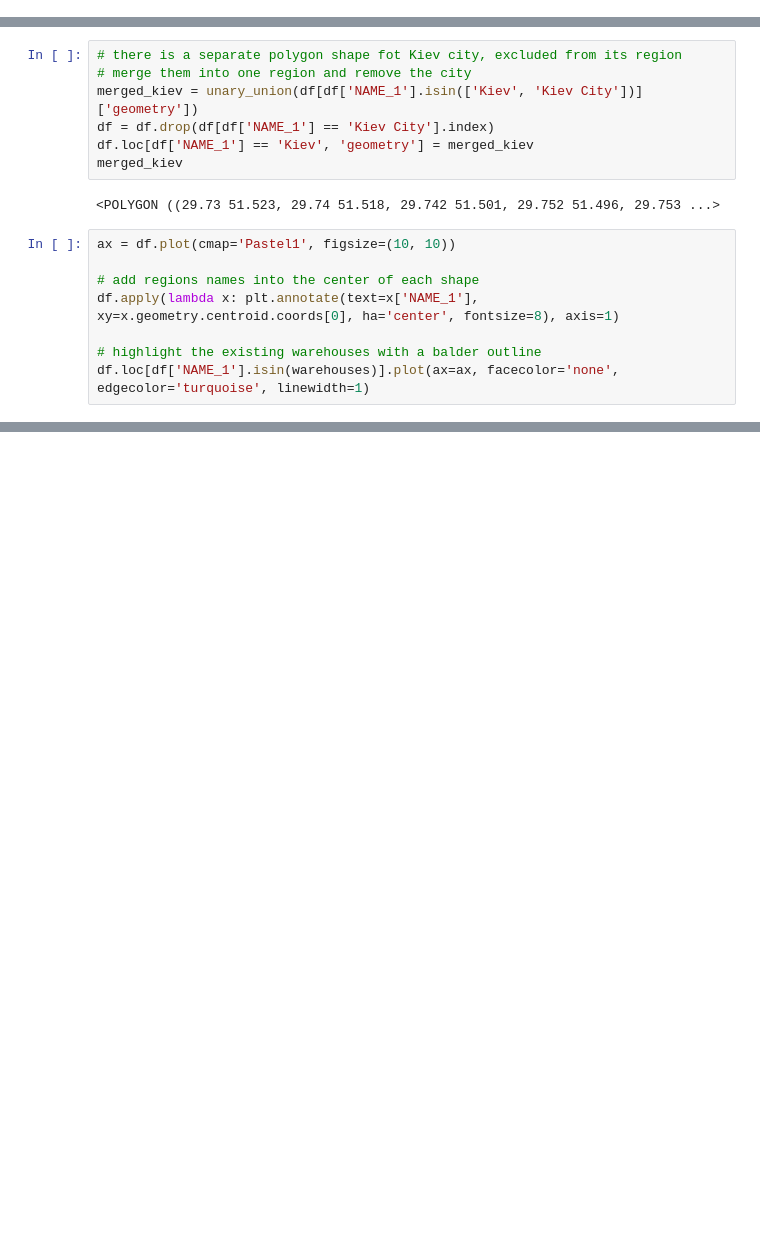
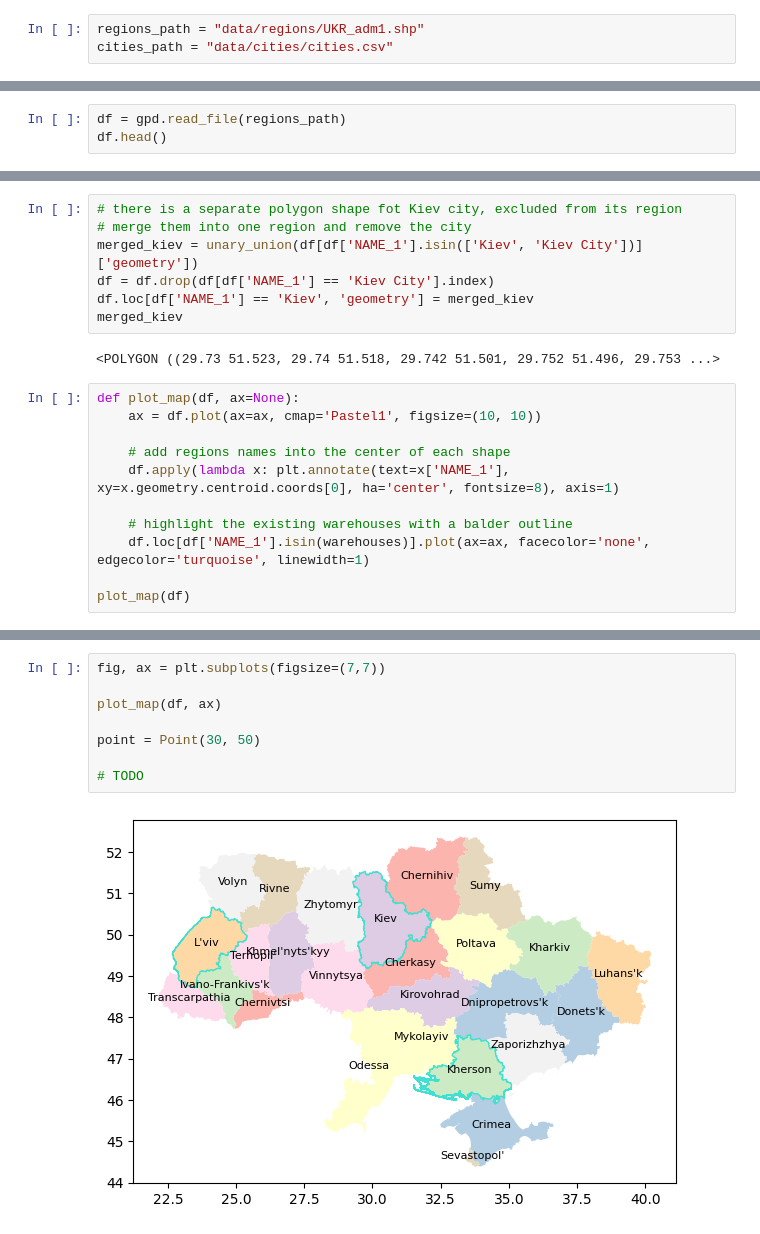
Before and after one commit to alorthius/tarilka, a Jupyter notebook: proj.ipynb, the cells around one changed output, grey strips where cells are left out. Drawn from its saved outputs; the diff is of its cells as text; blank space fills up the shorter version.

```diff
--- a/proj.ipynb
+++ b/proj.ipynb
@@ -18,3 +7,9 @@ df.head()
+# %%
+regions_path = "data/regions/UKR_adm1.shp"
+cities_path = "data/cities/cities.csv"
 # %%
 # list of already existing warehouses
 warehouses = ["L'viv", "Kiev", 'Kherson']
+# %%
+df = gpd.read_file(regions_path)
+df.head()
@@ -28,11 +30,14 @@ merged_kiev
 # %% [output]
 <POLYGON ((29.73 51.523, 29.74 51.518, 29.742 51.501, 29.752 51.496, 29.753 ...>
 # %%
-ax = df.plot(cmap='Pastel1', figsize=(10, 10))
+def plot_map(df, ax=None):
+    ax = df.plot(ax=ax, cmap='Pastel1', figsize=(10, 10))
 
-# add regions names into the center of each shape
-df.apply(lambda x: plt.annotate(text=x['NAME_1'], xy=x.geometry.centroid.coords[0], ha='center', fontsize=8), axis=1)
+    # add regions names into the center of each shape
+    df.apply(lambda x: plt.annotate(text=x['NAME_1'], xy=x.geometry.centroid.coords[0], ha='center', fontsize=8), axis=1)
 
-# highlight the existing warehouses with a balder outline
-df.loc[df['NAME_1'].isin(warehouses)].plot(ax=ax, facecolor='none', edgecolor='turquoise', linewidth=1)
+    # highlight the existing warehouses with a balder outline
+    df.loc[df['NAME_1'].isin(warehouses)].plot(ax=ax, facecolor='none', edgecolor='turquoise', linewidth=1)
+
+plot_map(df)
 # %% [output]
@@ -40 +44,11 @@ df.loc[df['NAME_1'].isin(warehouses)].plot(ax=ax, facecolor='none', edgecolor='t
 [figure]
+# %%
+fig, ax = plt.subplots(figsize=(7,7))
+
+plot_map(df, ax)
+
+point = Point(30, 50)
+
+# TODO
+# %% [output]
+[figure, added]
```
Also changed, not shown: parts of 5 cells of this notebook, 11 other files.
